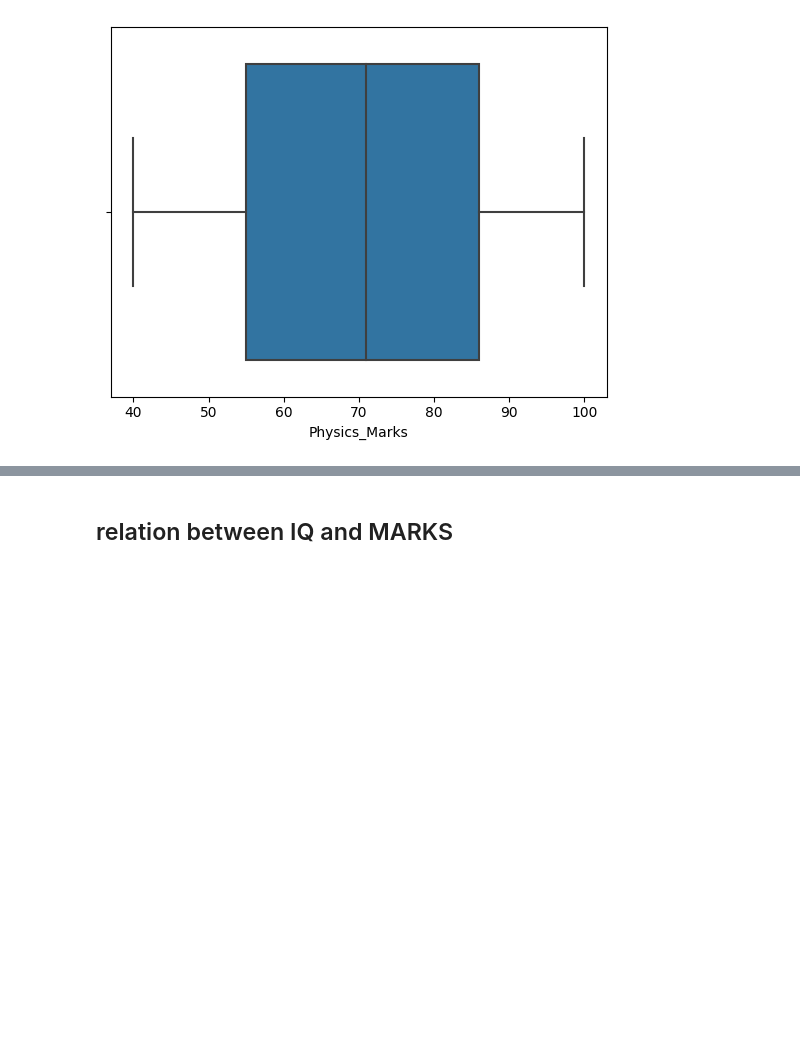
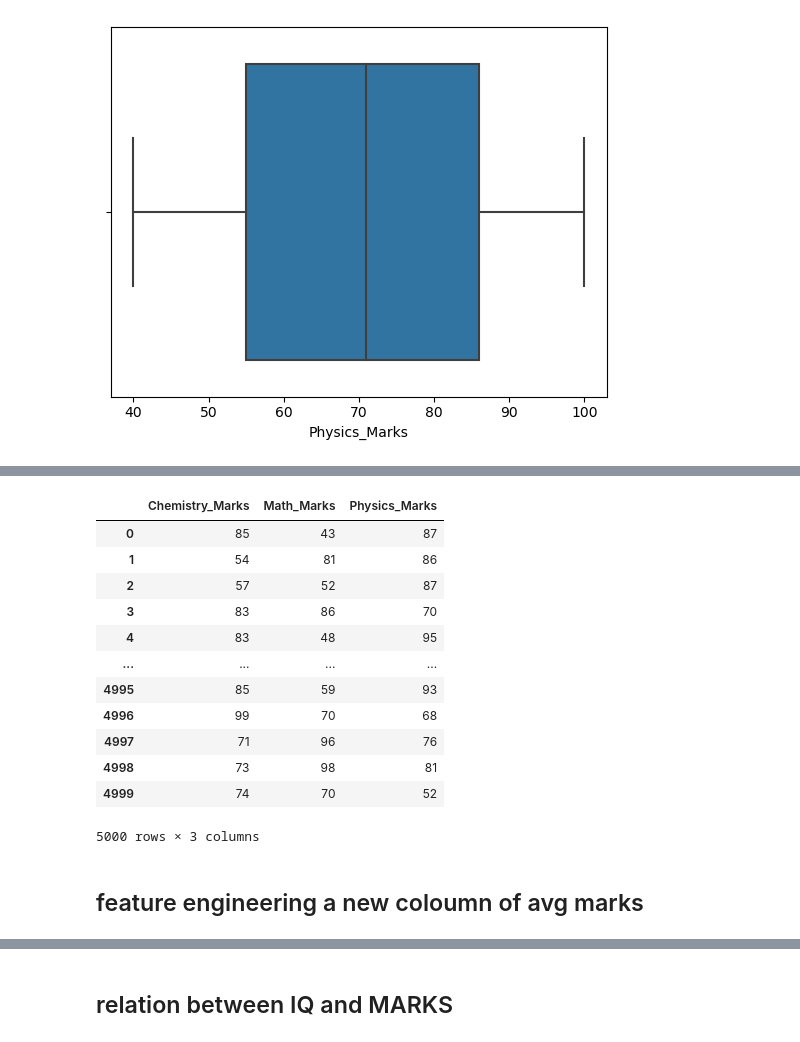
Before and after one commit to stanleyedward/dsc_eda, a Jupyter notebook: test.ipynb, the cells around one changed output, grey strips where cells are left out. Saved outputs shown, nothing was run; the diff lists cells and outputs as text; code cells hidden in the pictures; blank space fills up the shorter version.

Commit message:
avg_marks addition

```diff
--- a/test.ipynb
+++ b/test.ipynb
@@ -197,0 +213,18 @@ plt.show
+# %%
+df[['Chemistry_Marks','Math_Marks','Physics_Marks']]
+# %% [output]
+|  | Chemistry_Marks | Math_Marks | Physics_Marks |
+| 0 | 85 | 43 | 87 |
+| 1 | 54 | 81 | 86 |
+| 2 | 57 | 52 | 87 |
+| 3 | 83 | 86 | 70 |
+| 4 | 83 | 48 | 95 |
+| ... | ... | ... | ... |
+| 4995 | 85 | 59 | 93 |
+| 4996 | 99 | 70 | 68 |
+| 4997 | 71 | 96 | 76 |
+| 4998 | 73 | 98 | 81 |
+| 4999 | 74 | 70 | 52 |
+5000 rows × 3 columns
+# %% [markdown]
+## feature engineering a new coloumn of avg marks
```
Also changed, not shown: parts of 8 cells of this notebook.
